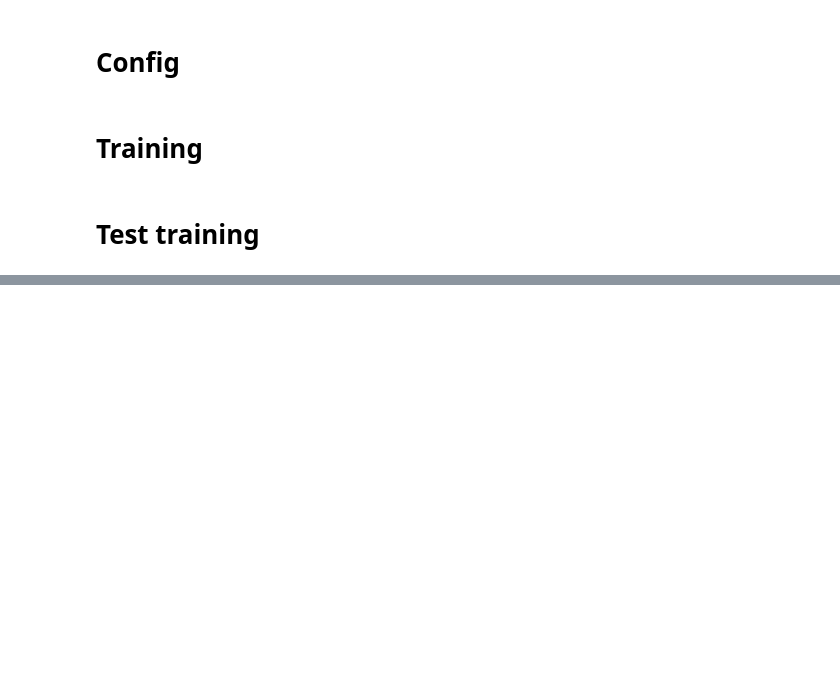
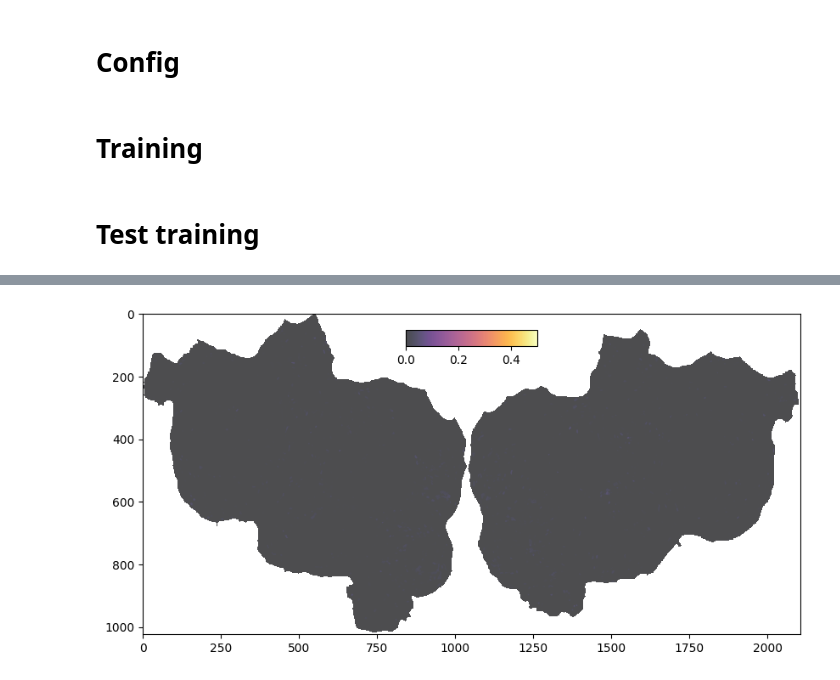
Before and after one commit to bramantyois/multilang_timescale, a Jupyter notebook: notebook/01_encoding_model/02_model_fitting_himalaya.ipynb, the cells around one changed output, grey strips where cells are left out. Drawn from its saved outputs; the diff is of its cells as text; code cells hidden in the pictures; blank space fills up the shorter version.

```diff
--- a/notebook/01_encoding_model/02_model_fitting_himalaya.ipynb
+++ b/notebook/01_encoding_model/02_model_fitting_himalaya.ipynb
@@ -215,0 +207,4 @@ trainer.refit_and_evaluate(trainer_config=train_config)
+# %%
+trainer.plot(feature_index=0, is_corr=True)
+# %% [output]
+[figure, added]
```
Also changed, not shown: parts of 27 cells of this notebook, 4 other files.
